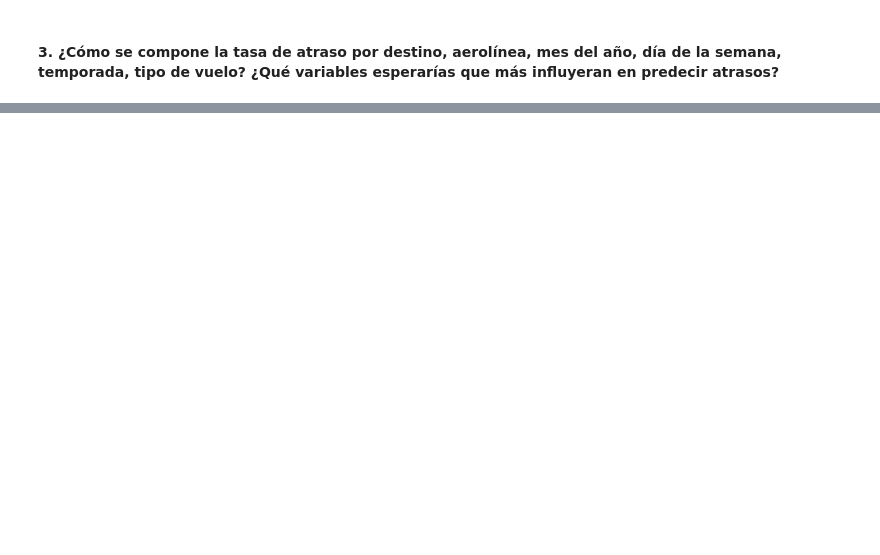
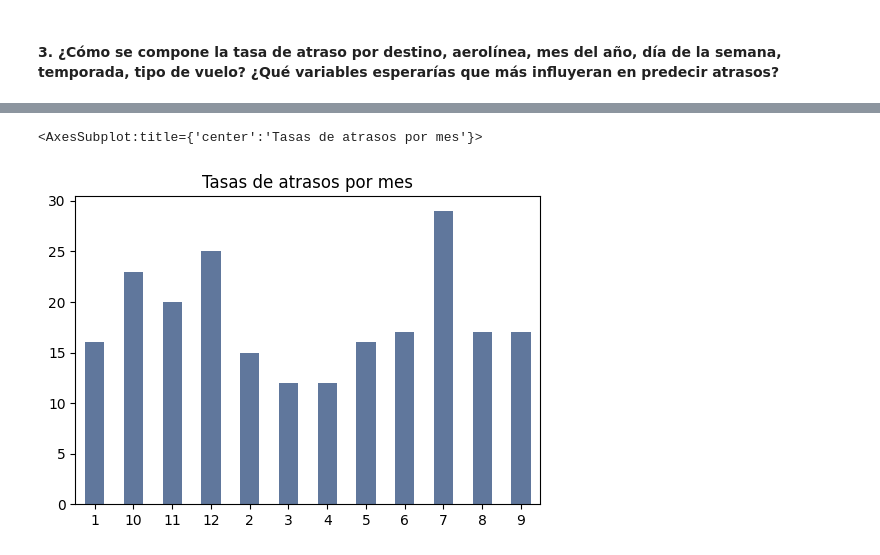
Before and after one commit to rodgonzkus/Neuralworks, a Jupyter notebook: solution.ipynb, the cells around one changed output, grey strips where cells are left out. Saved outputs shown, nothing was run; the diff lists cells and outputs as text; code cells hidden in the pictures; blank space fills up the shorter version.

```diff
--- a/solution.ipynb
+++ b/solution.ipynb
@@ -307,0 +326,9 @@ dtype: float64
+# %%
+#Cálculo tasa de atrasos por mes del año
+atrasos_mes = round((df_atrasos['MES'].value_counts() / df['MES'].value_counts())*100, 0)
+atrasos_mes = pd.DataFrame(atrasos_mes)
+atrasos_mes.dropna(inplace=True)
+atrasos_mes.plot(kind="bar", title = "Tasas de atrasos por mes", figsize = (6, 4), rot=0, legend= False)
+# %% [output]
+<AxesSubplot:title={'center':'Tasas de atrasos por mes'}>
+[figure, added]
```
Also changed, not shown: parts of 38 cells of this notebook, 1 other file.
